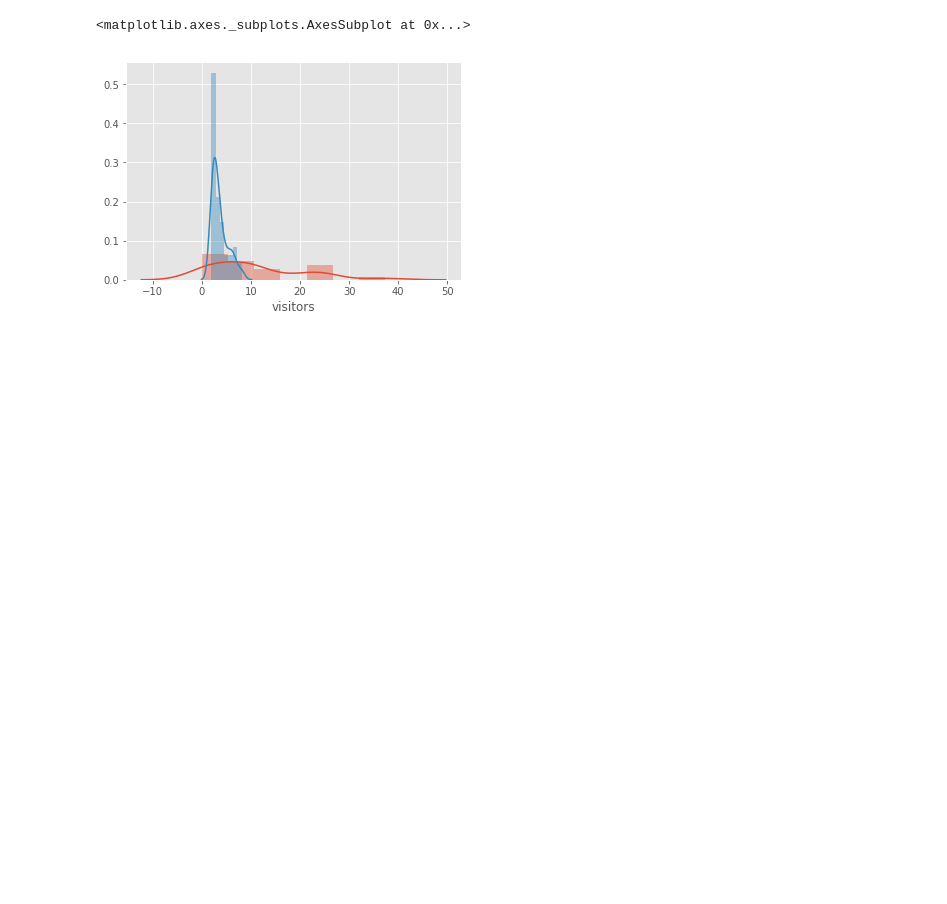
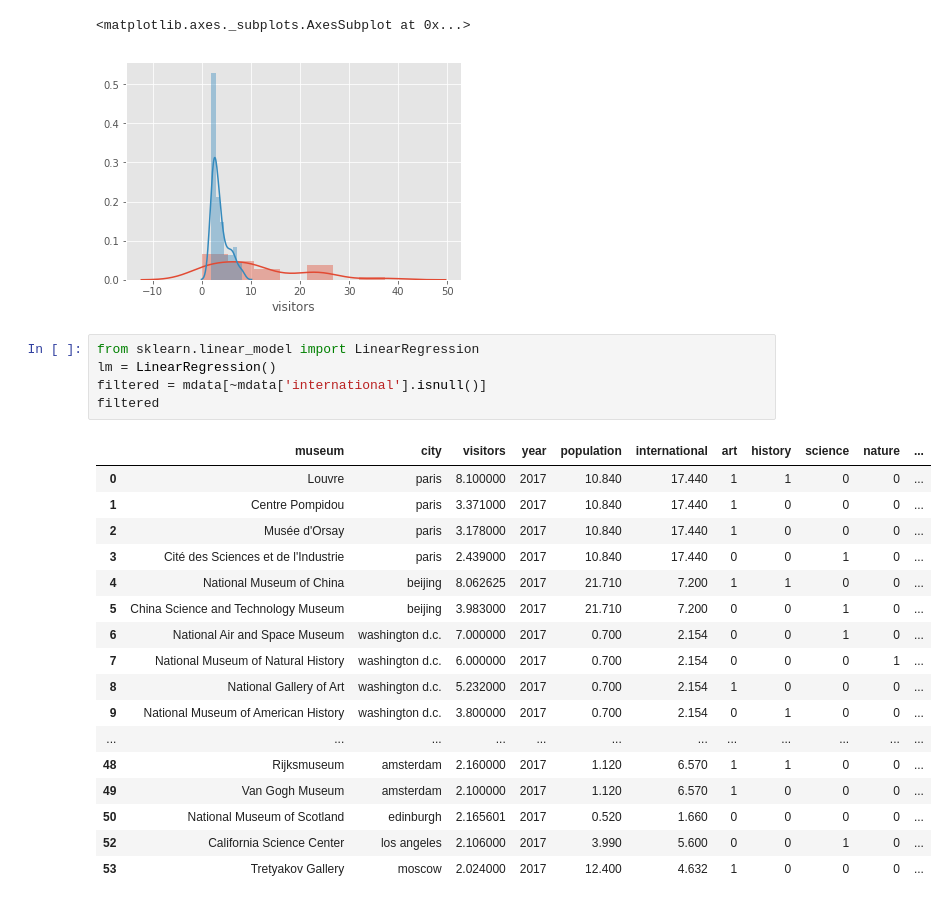
Before and after one commit to perigee/musee, a Jupyter notebook: musee.ipynb, the cells around one changed output. Saved outputs shown, nothing was run; the diff lists cells and outputs as text; blank space fills up the shorter version.

```diff
--- a/musee.ipynb
+++ b/musee.ipynb
@@ -242,4 +242,27 @@ sns.distplot(mdata['visitors'])
 # %% [output]
 <matplotlib.axes._subplots.AxesSubplot at 0x...>
 [figure]
+# %%
+from sklearn.linear_model import LinearRegression
+lm = LinearRegression()
+filtered = mdata[~mdata['international'].isnull()]
+filtered
+# %% [output]
+|  | museum | city | visitors | year | population | international | art | history | science | nature | ... |
+| 0 | Louvre | paris | 8.100000 | 2017 | 10.840 | 17.440 | 1 | 1 | 0 | 0 | ... |
+| 1 | Centre Pompidou | paris | 3.371000 | 2017 | 10.840 | 17.440 | 1 | 0 | 0 | 0 | ... |
+| 2 | Musée d'Orsay | paris | 3.178000 | 2017 | 10.840 | 17.440 | 1 | 0 | 0 | 0 | ... |
+| 3 | Cité des Sciences et de l'Industrie | paris | 2.439000 | 2017 | 10.840 | 17.440 | 0 | 0 | 1 | 0 | ... |
+| 4 | National Museum of China | beijing | 8.062625 | 2017 | 21.710 | 7.200 | 1 | 1 | 0 | 0 | ... |
+| 5 | China Science and Technology Museum | beijing | 3.983000 | 2017 | 21.710 | 7.200 | 0 | 0 | 1 | 0 | ... |
+| 6 | National Air and Space Museum | washington d.c. | 7.000000 | 2017 | 0.700 | 2.154 | 0 | 0 | 1 | 0 | ... |
+| 7 | National Museum of Natural History | washington d.c. | 6.000000 | 2017 | 0.700 | 2.154 | 0 | 0 | 0 | 1 | ... |
+| 8 | National Gallery of Art | washington d.c. | 5.232000 | 2017 | 0.700 | 2.154 | 1 | 0 | 0 | 0 | ... |
+| 9 | National Museum of American History | washington d.c. | 3.800000 | 2017 | 0.700 | 2.154 | 0 | 1 | 0 | 0 | ... |
+| ... | ... | ... | ... | ... | ... | ... | ... | ... | ... | ... | ... |
+| 48 | Rijksmuseum | amsterdam | 2.160000 | 2017 | 1.120 | 6.570 | 1 | 1 | 0 | 0 | ... |
+| 49 | Van Gogh Museum | amsterdam | 2.100000 | 2017 | 1.120 | 6.570 | 1 | 0 | 0 | 0 | ... |
+| 50 | National Museum of Scotland | edinburgh | 2.165601 | 2017 | 0.520 | 1.660 | 0 | 0 | 0 | 0 | ... |
+| 52 | California Science Center | los angeles | 2.106000 | 2017 | 3.990 | 5.600 | 0 | 0 | 1 | 0 | ... |
+| 53 | Tretyakov Gallery | moscow | 2.024000 | 2017 | 12.400 | 4.632 | 1 | 0 | 0 | 0 | ... |
 # %%
```
Also changed, not shown: parts of 4 cells of this notebook, 1 other file.
